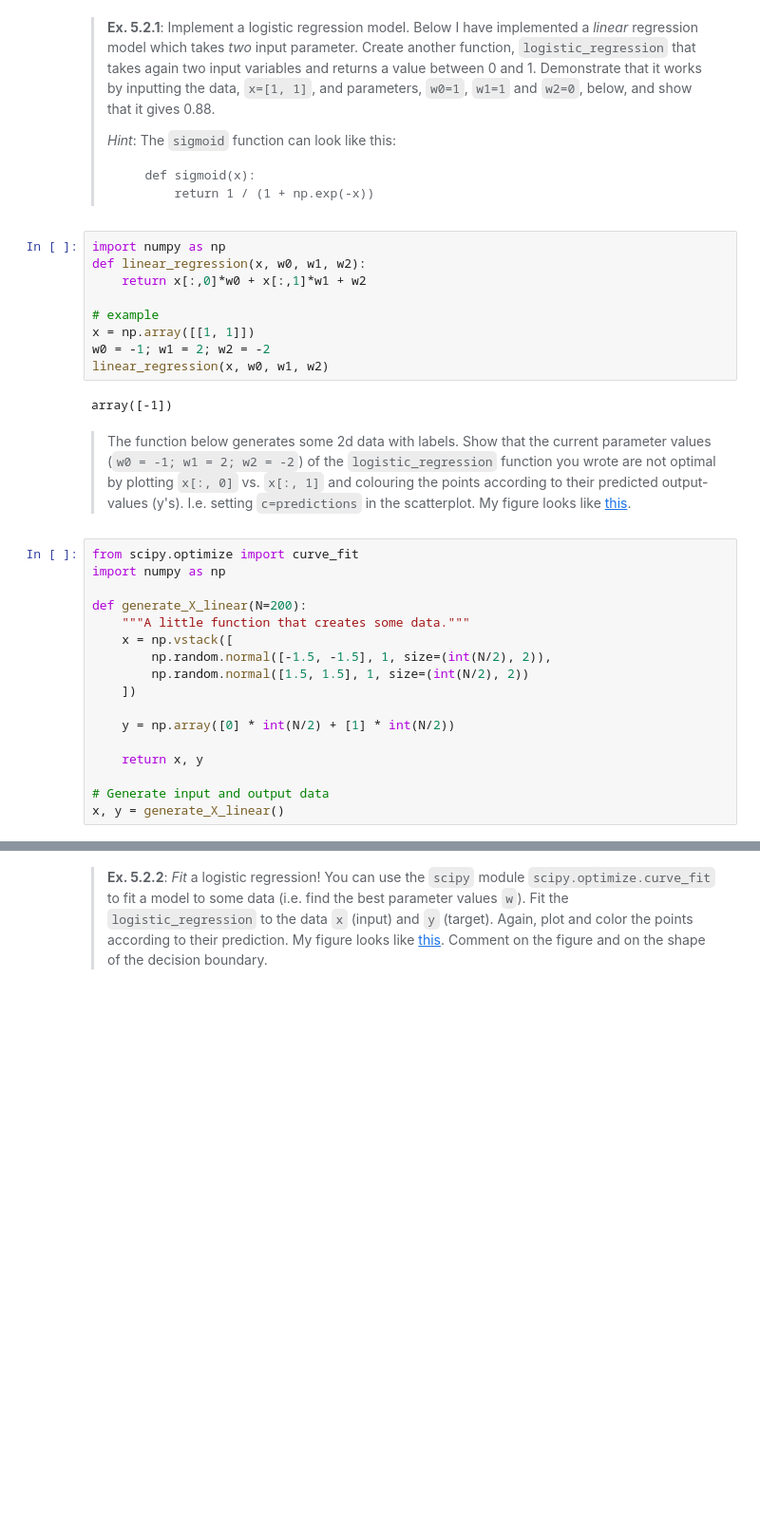
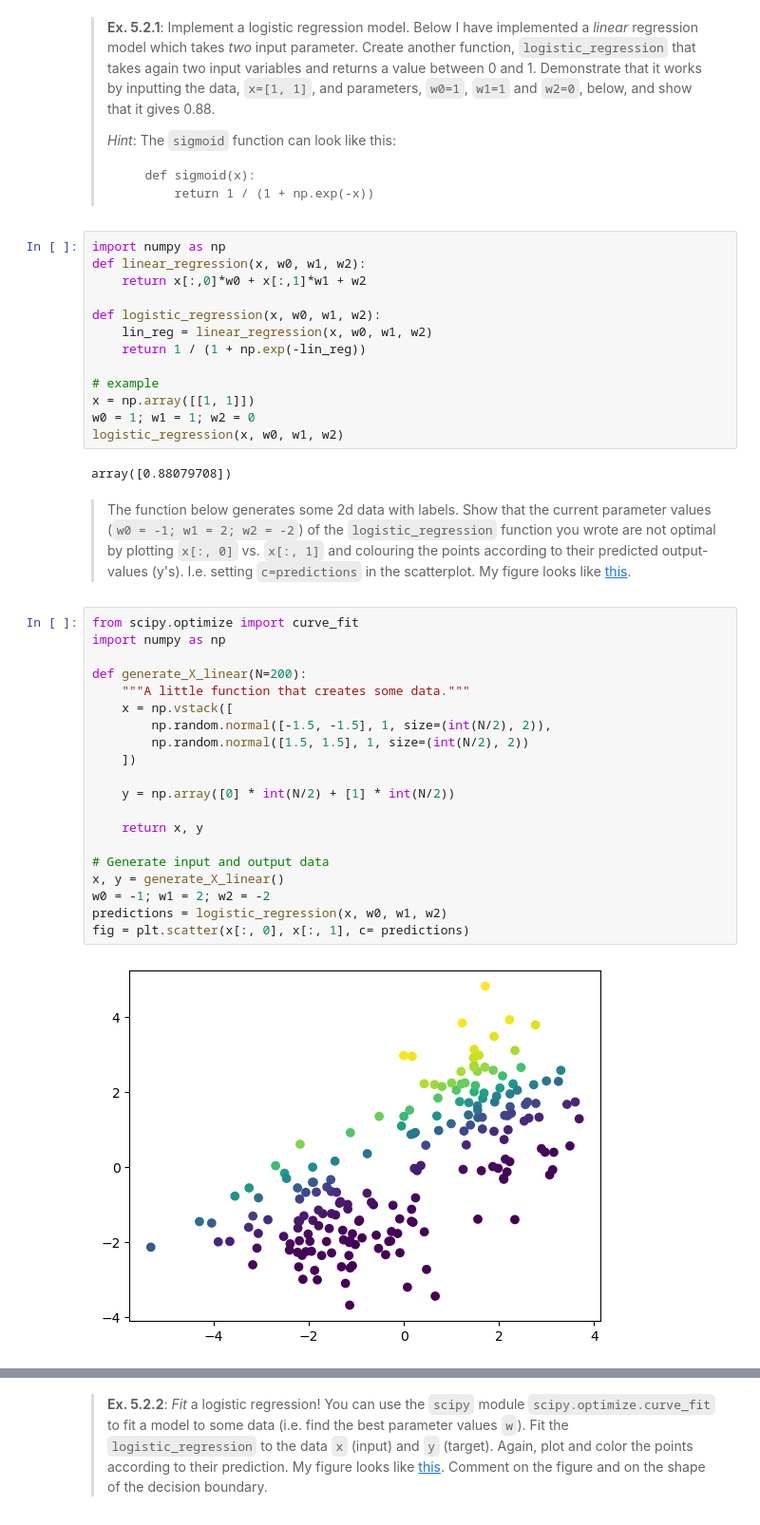
Before and after one commit to UncatchableAlex/Big_Data, a Jupyter notebook: exercises/exercises_week5.ipynb, the cells around one changed output, grey strips where cells are left out. Shown at 95% size. Cells and saved outputs as stored; diff of their text form; blank space fills up the shorter version.

```diff
--- a/exercises/exercises_week5.ipynb
+++ b/exercises/exercises_week5.ipynb
@@ -137,31 +137,40 @@ import numpy as np
 def linear_regression(x, w0, w1, w2):
     return x[:,0]*w0 + x[:,1]*w1 + w2
 
+def logistic_regression(x, w0, w1, w2):
+    lin_reg = linear_regression(x, w0, w1, w2)
+    return 1 / (1 + np.exp(-lin_reg))
+
 # example
 x = np.array([[1, 1]])
-w0 = -1; w1 = 2; w2 = -2
-linear_regression(x, w0, w1, w2)
+w0 = 1; w1 = 1; w2 = 0
+logistic_regression(x, w0, w1, w2)
 # %% [output]
-array([-1])
+array([0.88079708])
 # %% [markdown]
 > The function below generates some 2d data with labels. Show that the current parameter values (`w0 = -1; w1 = 2; w2 = -2`) of the `logistic_regression` function you wrote are not optimal by plotting `x[:, 0]` vs. `x[:, 1]` and colouring the points according to their predicted output-values (y's). I.e. setting `c=predictions` in the scatterplot. My figure looks like [this](https://dhsvendsen.github.io/images/BD_5_2_2_a.png).
 # %%
 from scipy.optimize import curve_fit
 import numpy as np
 
 def generate_X_linear(N=200):
     """A little function that creates some data."""
     x = np.vstack([
         np.random.normal([-1.5, -1.5], 1, size=(int(N/2), 2)),
         np.random.normal([1.5, 1.5], 1, size=(int(N/2), 2))
     ])
 
     y = np.array([0] * int(N/2) + [1] * int(N/2))
 
     return x, y
 
 # Generate input and output data
 x, y = generate_X_linear()
+w0 = -1; w1 = 2; w2 = -2
+predictions = logistic_regression(x, w0, w1, w2)
+fig = plt.scatter(x[:, 0], x[:, 1], c= predictions)
+# %% [output]
+[figure, added]
 # %%
 import matplotlib.pyplot as plt
 
```
Also changed, not shown: parts of 2 cells of this notebook.
